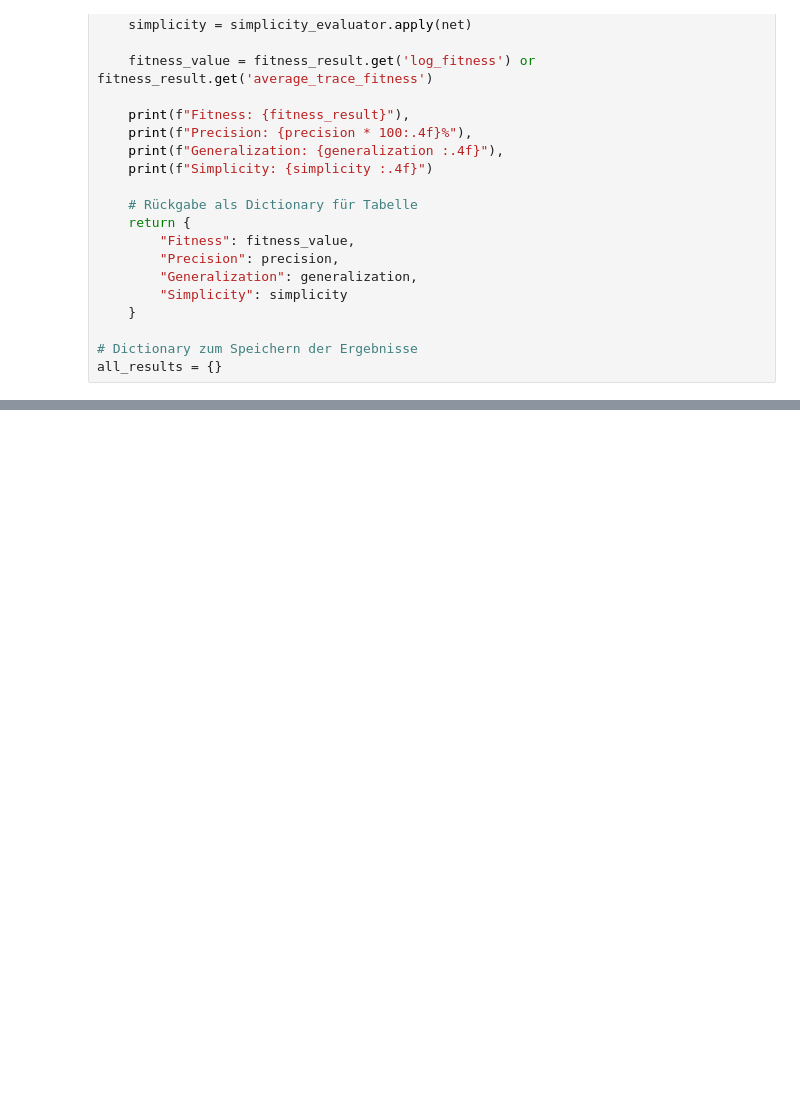
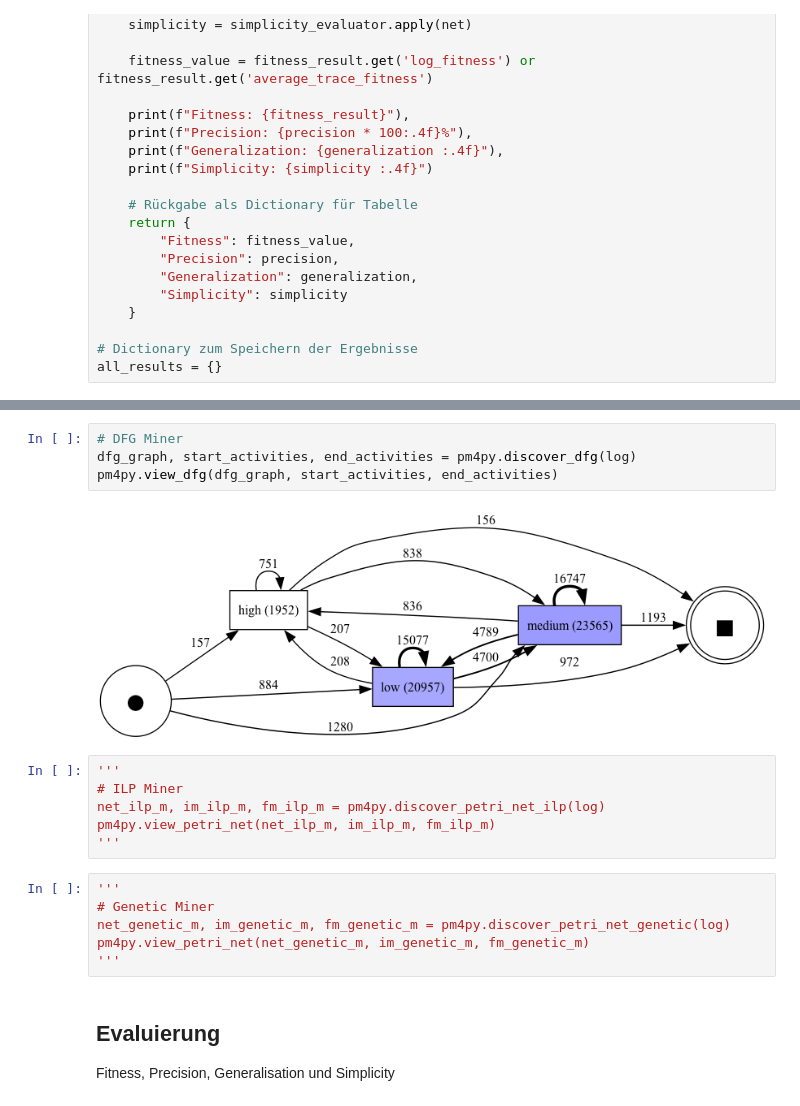
Before and after one commit to berielias-cpu/MasterArbeit, a Jupyter notebook: Masterarbeit/02_PM4Py Analyse.ipynb, the cells around one changed output, grey strips where cells are left out. Cells and saved outputs as stored; diff of their text form; blank space fills up the shorter version.

```diff
--- a/Masterarbeit/02_PM4Py Analyse.ipynb
+++ b/Masterarbeit/02_PM4Py Analyse.ipynb
@@ -221,0 +251,21 @@ DFG (converted)  45.19%   100.00%         0.8255     0.6842
+# %%
+# DFG Miner
+dfg_graph, start_activities, end_activities = pm4py.discover_dfg(log)
+pm4py.view_dfg(dfg_graph, start_activities, end_activities)
+# %% [output]
+[figure, added]
+# %%
+'''
+# ILP Miner
+net_ilp_m, im_ilp_m, fm_ilp_m = pm4py.discover_petri_net_ilp(log)
+pm4py.view_petri_net(net_ilp_m, im_ilp_m, fm_ilp_m)
+'''
+# %%
+'''
+# Genetic Miner
+net_genetic_m, im_genetic_m, fm_genetic_m = pm4py.discover_petri_net_genetic(log)
+pm4py.view_petri_net(net_genetic_m, im_genetic_m, fm_genetic_m)
+'''
+# %% [markdown]
+## Evaluierung
+Fitness, Precision, Generalisation und Simplicity
```
Also changed, not shown: parts of 55 cells of this notebook, 1 other file.
